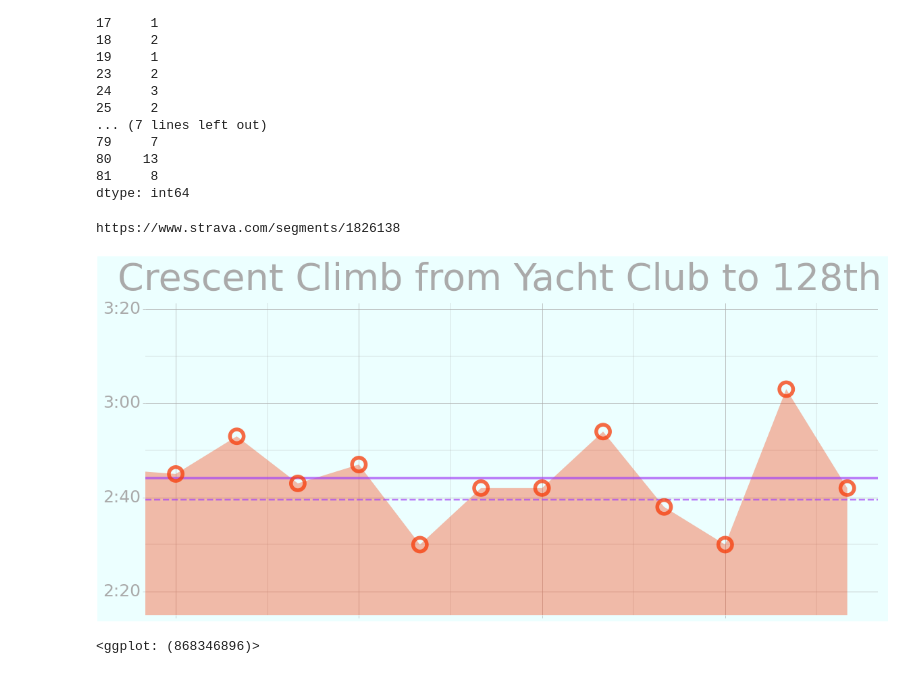
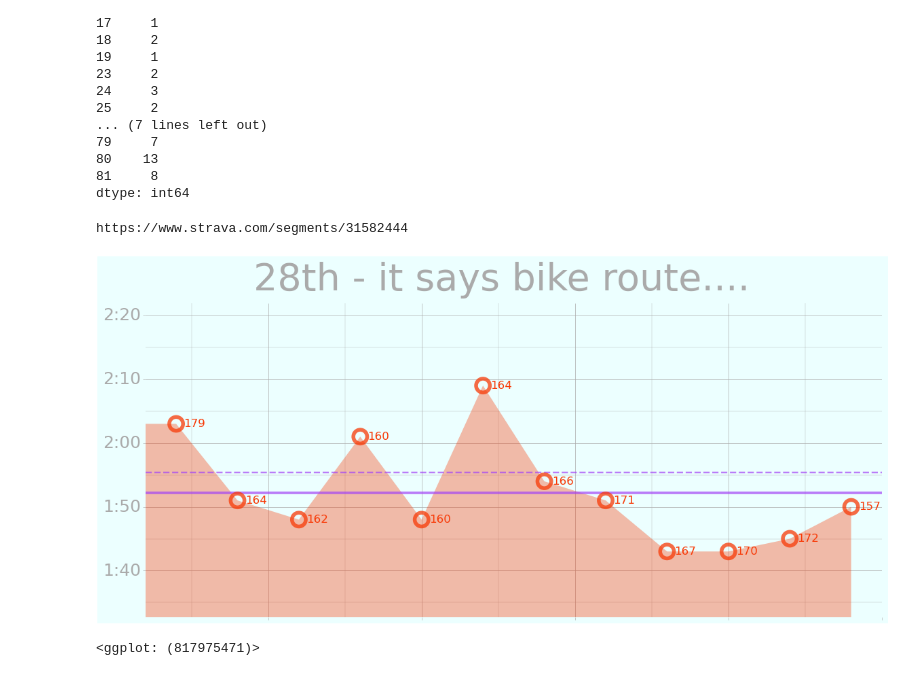
Before and after one commit to NWNHT/StravaPlotting, a Jupyter notebook: src/segments.ipynb, the cells around one changed output. Drawn from its saved outputs; the diff is of its cells as text; code cells hidden in the pictures.

Commit message:
fix loop issue and add hr label to plot

```diff
--- a/src/segments.ipynb
+++ b/src/segments.ipynb
@@ -621,18 +614,20 @@ pd.DataFrame(ll).value_counts().sort_index()
 81     8
 dtype: int64
 # %%
-segment_id = list(bc_segments.keys())[7] # marine kicker
-segment_id = list(bc_segments.keys())[11] # Duprex to Magdalen
-segment_id = list(bc_segments.keys())[21] # Duprex to Magdalen
+segment_id = list(bc_segments.keys())[0] # marine kicker
+# segment_id = list(bc_segments.keys())[7] # marine kicker
+# segment_id = list(bc_segments.keys())[11] # Duprex to Magdalen
+# segment_id = list(bc_segments.keys())[21] # Crescent Climb
 # for segment_id in bc_segments.keys():
 segment_link = f'https://www.strava.com/segments/{segment_id}'
 print(segment_link)
 plot_df = bc_segments[segment_id].effort_df()
 # if plot_df.shape[0] < 5:
-#     break
+#     continue
 
 # Filtering and Such?
 # - Filter to only a single effort per activity.  Have to reset the index on the activity, or I could base the index off of time instead of activity ID.
+
 
 # Segment Information
 segment_name = plot_df.SegmentName[0]
@@ -667,35 +662,40 @@ plot_df['xmin'] = xmin
 plot_df['xmax'] = xmax
 plot_df['ymin'] = ymin
 
+# --- Labels ---
+plot_df['AverageHRLabel'] = plot_df.AverageHR.apply(lambda x: round(x))
+
 # --- Averages ---
 alltime_avg = plot_df['MovingTime[s]'].mean()
 window_avg = plot_df_prev['MovingTime[s]'].mean()
 
 g = (gg.ggplot(plot_df)
     + gg.geom_ribbon(gg.aes(x='DateTimeIndex', ymin='ymin', ymax='MovingTime[s]'), fill=stred, alpha=0.35)
 
     + gg.geom_hline(gg.aes(yintercept=alltime_avg), size=1, colour='#A343F6', alpha=0.7, linetype='dashed')
     + gg.geom_hline(gg.aes(yintercept=window_avg), size=1.5, colour='#A343F6', alpha=0.7)
 
     + gg.geom_point(gg.aes(x='DateTimeIndex', y='MovingTime[s]'), size=6, alpha=0.75, stroke=2.25, colour=stred, fill="none")
+
+    + gg.geom_text(gg.aes(x='DateTimeIndex + 0.3', y='MovingTime[s]', label='AverageHRLabel'), colour=stred, size=12)
 
     + gg.coord_cartesian(xlim=xlim, ylim=ylim, expand=False)
 
     + gg.scale_y_continuous(labels=lambda y: [f"{x // 60:0.0f}:{x % 60:02.0f}" for x in y])
 
     + pt.gg_theme()
     + gg.theme(figure_size=(14, 6),
             panel_border=gg.element_blank(),
             axis_text=gg.element_text(size=18),
             axis_title=gg.element_text(size=24),
             axis_text_x=gg.element_blank(),
             )
     + gg.labs(x="", y="", title=segment_name)
 
 )
 # g.save(filename=segment_plot_path + f"{segment_id}.png")
 g
 # %% [output]
-https://www.strava.com/segments/1826138
+https://www.strava.com/segments/31582444
-[figure, old version]
+[figure, new version]
-<ggplot: (868346896)>
+<ggplot: (817975471)>
```
Also changed, not shown: parts of 10 cells of this notebook.
